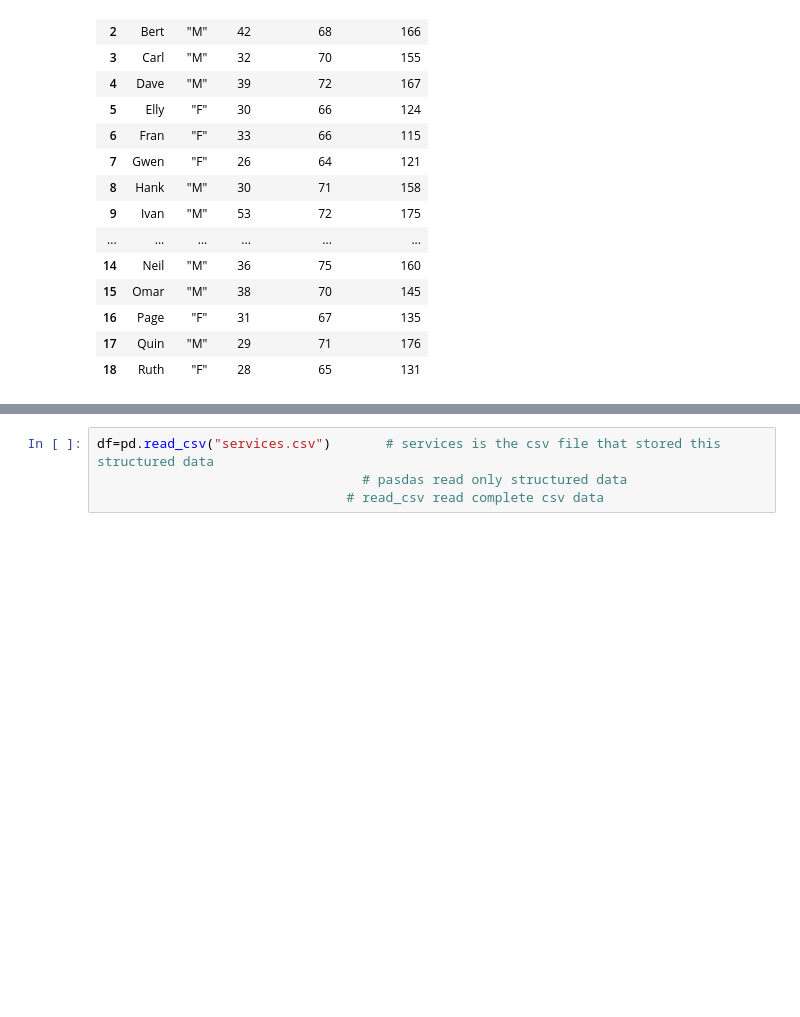
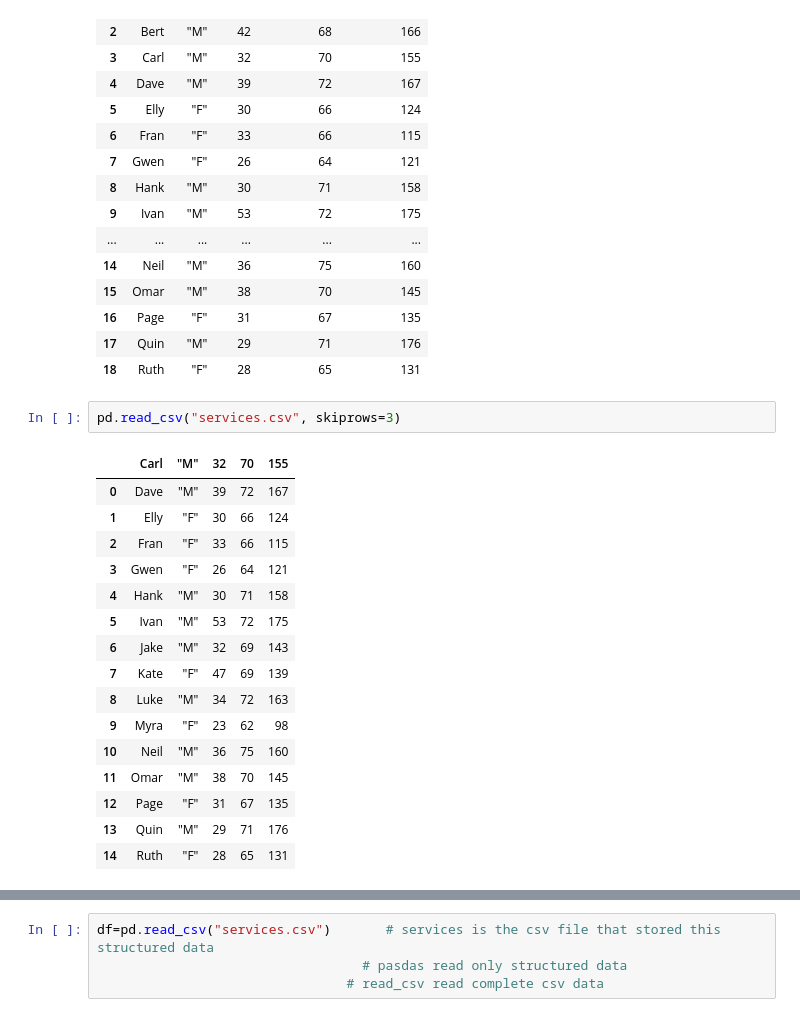
Before and after one commit to pank3004/Python, a Jupyter notebook: 9 Pandas/1.Pandas basics.ipynb, the cells around one changed output, grey strips where cells are left out. Saved outputs shown, nothing was run; the diff lists cells and outputs as text; blank space fills up the shorter version.

```diff
--- a/9 Pandas/1.Pandas basics.ipynb
+++ b/9 Pandas/1.Pandas basics.ipynb
@@ -52,3 +56,22 @@ pd.read_csv("services.csv", header=None) # if header=None that data file doesn't
 | 16 | Page | "F" | 31 | 67 | 135 |
 | 17 | Quin | "M" | 29 | 71 | 176 |
 | 18 | Ruth | "F" | 28 | 65 | 131 |
+# %%
+pd.read_csv("services.csv", skiprows=3)
+# %% [output]
+|  | Carl | "M" | 32 | 70 | 155 |
+| 0 | Dave | "M" | 39 | 72 | 167 |
+| 1 | Elly | "F" | 30 | 66 | 124 |
+| 2 | Fran | "F" | 33 | 66 | 115 |
+| 3 | Gwen | "F" | 26 | 64 | 121 |
+| 4 | Hank | "M" | 30 | 71 | 158 |
+| 5 | Ivan | "M" | 53 | 72 | 175 |
+| 6 | Jake | "M" | 32 | 69 | 143 |
+| 7 | Kate | "F" | 47 | 69 | 139 |
+| 8 | Luke | "M" | 34 | 72 | 163 |
+| 9 | Myra | "F" | 23 | 62 | 98 |
+| 10 | Neil | "M" | 36 | 75 | 160 |
+| 11 | Omar | "M" | 38 | 70 | 145 |
+| 12 | Page | "F" | 31 | 67 | 135 |
+| 13 | Quin | "M" | 29 | 71 | 176 |
+| 14 | Ruth | "F" | 28 | 65 | 131 |
```
Also changed, not shown: parts of 6 cells of this notebook, 1 other file.
